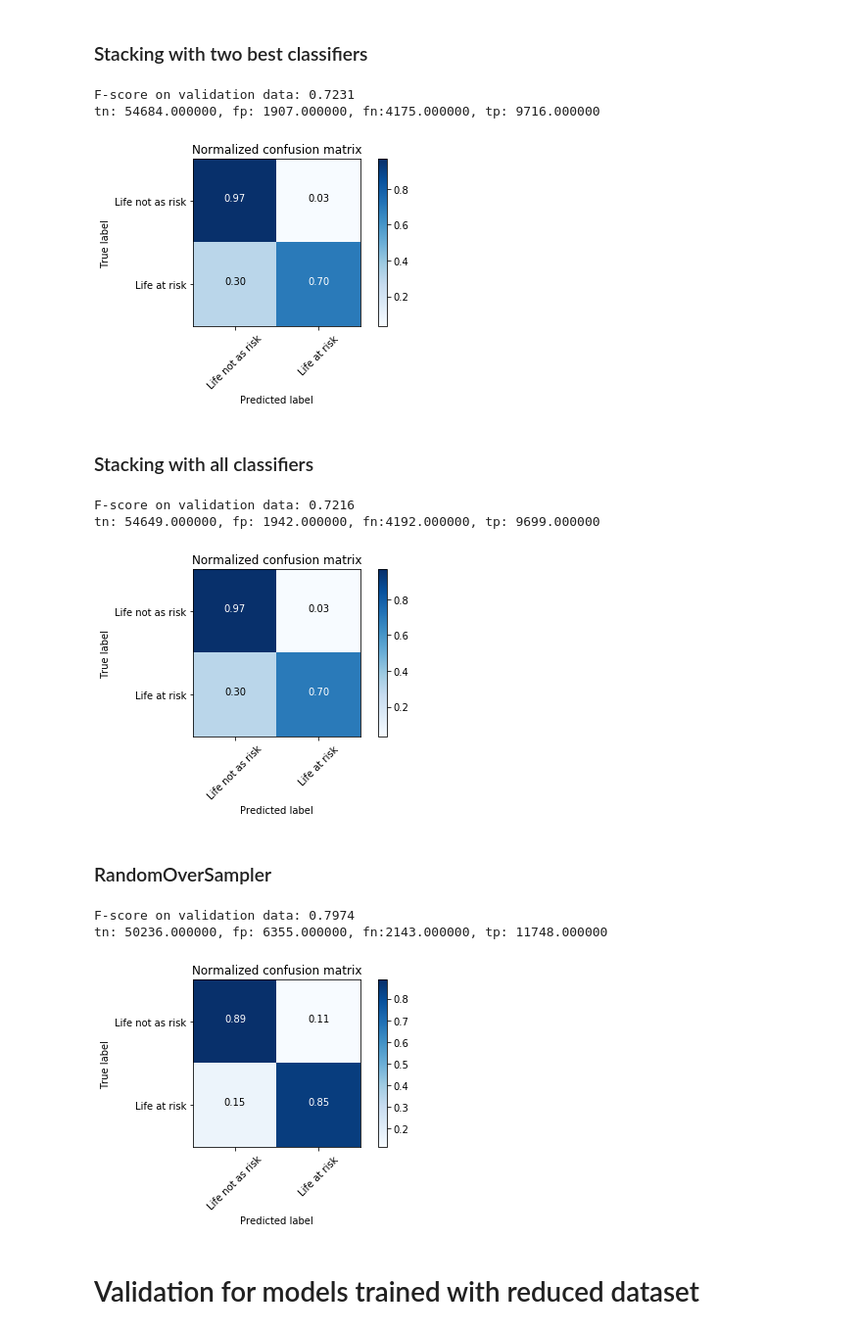
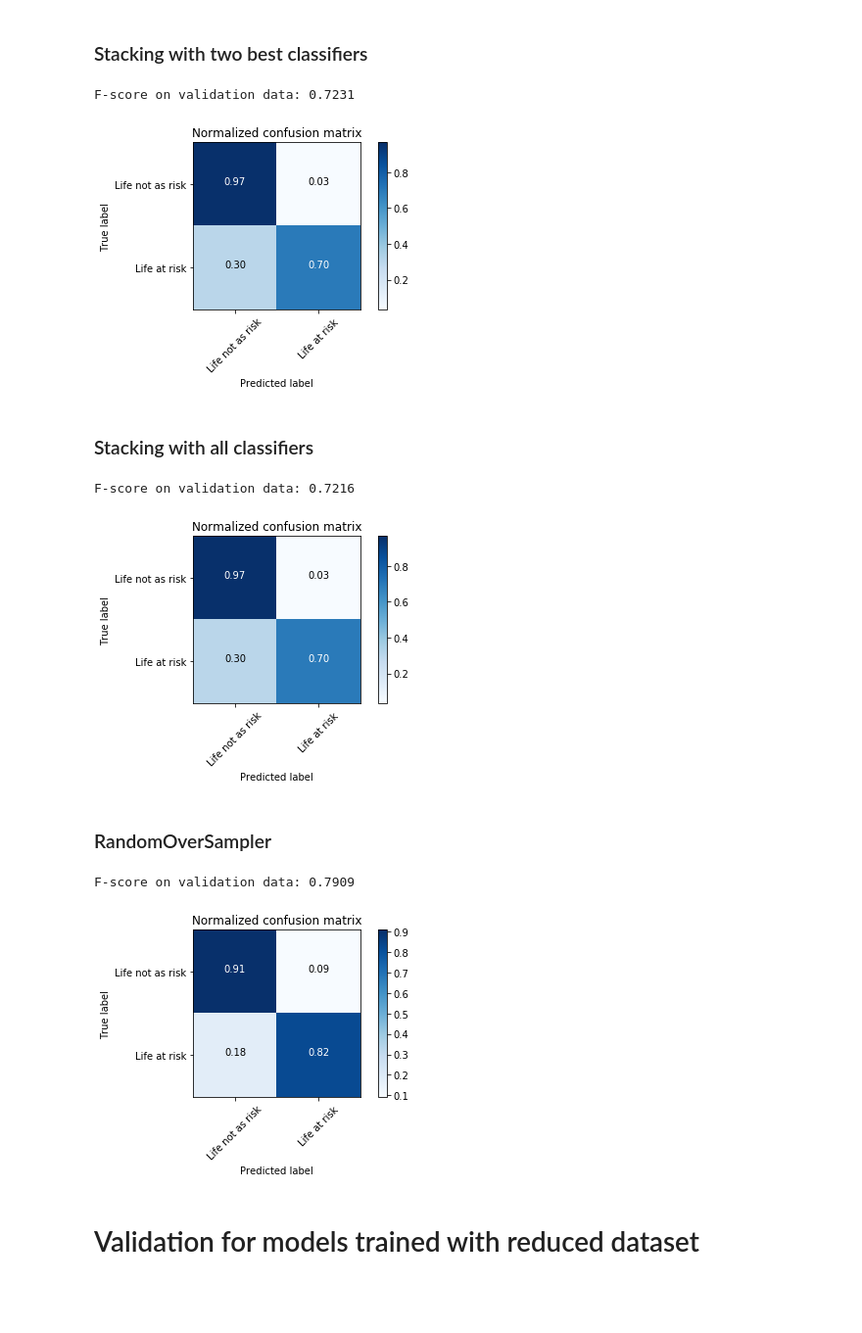
Before and after one commit to mrugeles/capstone-project, a Jupyter notebook: 6) Models Validation.ipynb, the cells around one changed output. Shown at 98% size. Saved outputs shown, nothing was run; the diff lists cells and outputs as text; code cells hidden in the pictures; blank space fills up the shorter version.

```diff
--- a/6) Models Validation.ipynb
+++ b/6) Models Validation.ipynb
@@ -65,27 +50,24 @@ tn: 51308.000000, fp: 5283.000000, fn:2433.000000, tp: 11458.000000
 # %% [markdown]
 ### Stacking with two best classifiers
 # %%
-model_utils.modelValidation('sclf.joblib', features, labels)
+sclf = model_utils.modelValidation('sclf.joblib', features, labels)
 # %% [output]
 F-score on validation data: 0.7231
-tn: 54684.000000, fp: 1907.000000, fn:4175.000000, tp: 9716.000000
 [figure]
 # %% [markdown]
 ### Stacking with all classifiers
 # %%
-model_utils.modelValidation('sclf2.joblib', features, labels)
+sclf2 = model_utils.modelValidation('sclf2.joblib', features, labels)
 # %% [output]
 F-score on validation data: 0.7216
-tn: 54649.000000, fp: 1942.000000, fn:4192.000000, tp: 9699.000000
 [figure]
 # %% [markdown]
 ### RandomOverSampler
 # %%
-model_utils.modelValidation('clfRFC.joblib', features, labels)
+clfRFC = model_utils.modelValidation('clfRFC.joblib', features, labels)
 # %% [output]
-F-score on validation data: 0.7974
-tn: 50236.000000, fp: 6355.000000, fn:2143.000000, tp: 11748.000000
+F-score on validation data: 0.7909
-[figure, old version]
+[figure, new version]
 # %% [markdown]
 # Validation for models trained with reduced dataset
 # %% [markdown]
```
Also changed, not shown: parts of 11 cells of this notebook, 4 other files.
